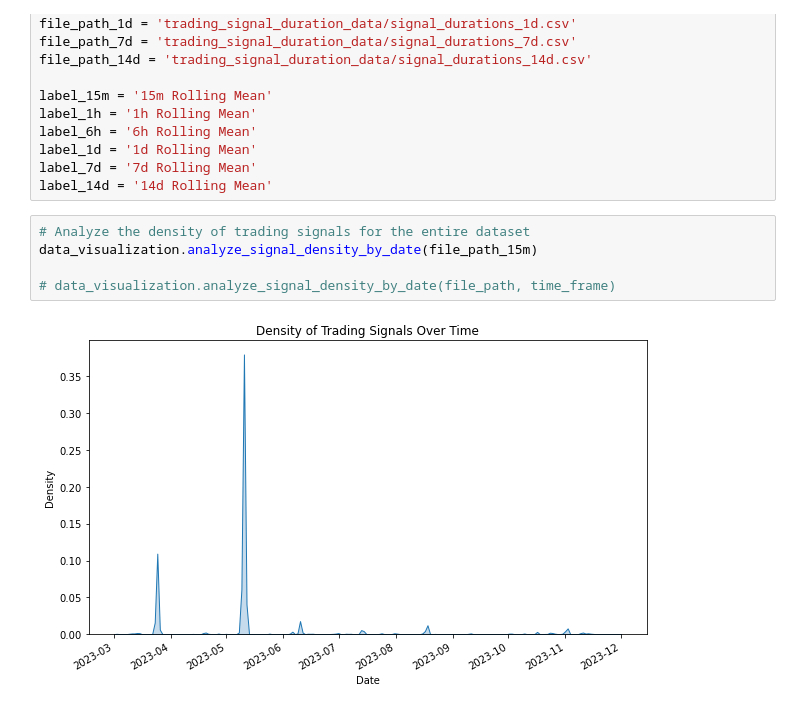
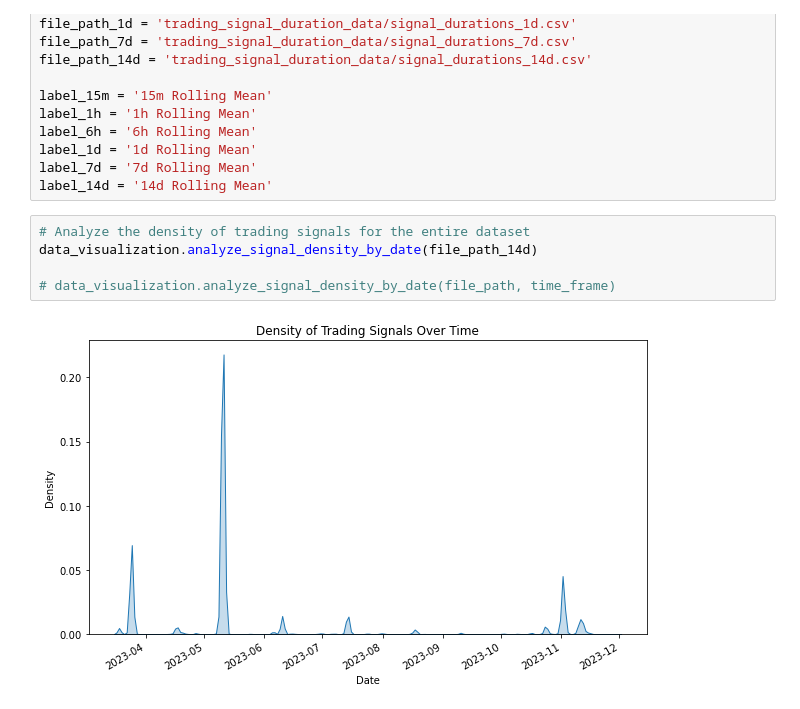
Before and after one commit to YRPan1999/future-spot-arbitrage-backtesting-and-research, a Jupyter notebook: visualization.ipynb, the cells around one changed output. Saved outputs shown, nothing was run; the diff lists cells and outputs as text.

```diff
--- a/visualization.ipynb
+++ b/visualization.ipynb
@@ -246,11 +260,11 @@ label_7d = '7d Rolling Mean'
 label_14d = '14d Rolling Mean'
 # %%
 # Analyze the density of trading signals for the entire dataset
-data_visualization.analyze_signal_density_by_date(file_path_15m)
+data_visualization.analyze_signal_density_by_date(file_path_14d)
 
 # data_visualization.analyze_signal_density_by_date(file_path, time_frame)
 # %% [output]
-[figure, old version]
+[figure, new version]
 # %%
 # input_files = [file_path_15m, file_path_1h, file_path_6h, file_path_1d, file_path_7d, file_path_14d]
 # labels = [label_15m, label_1h, label_6h, label_1d, label_7d, label_14d]
```
Also changed, not shown: parts of 4 cells of this notebook, 4 other files.
